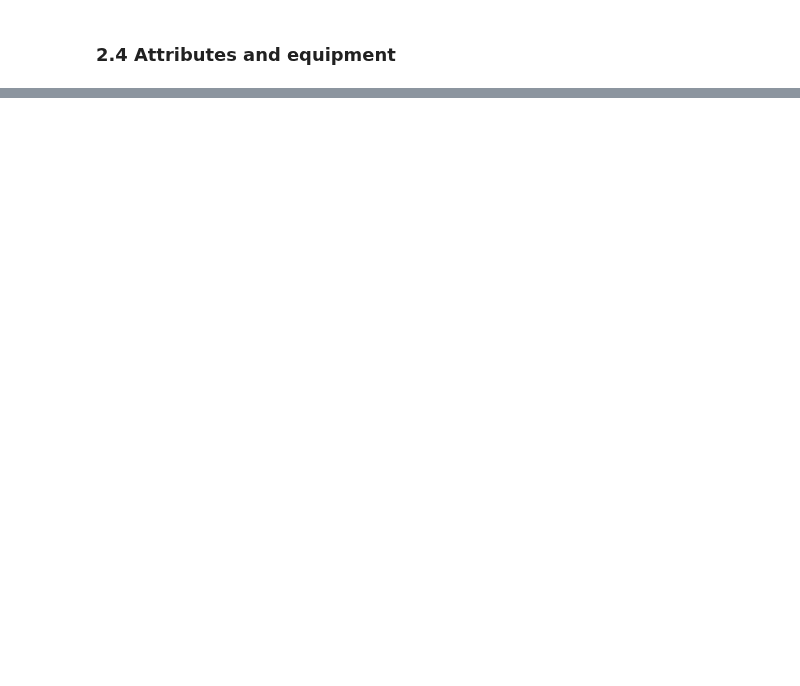
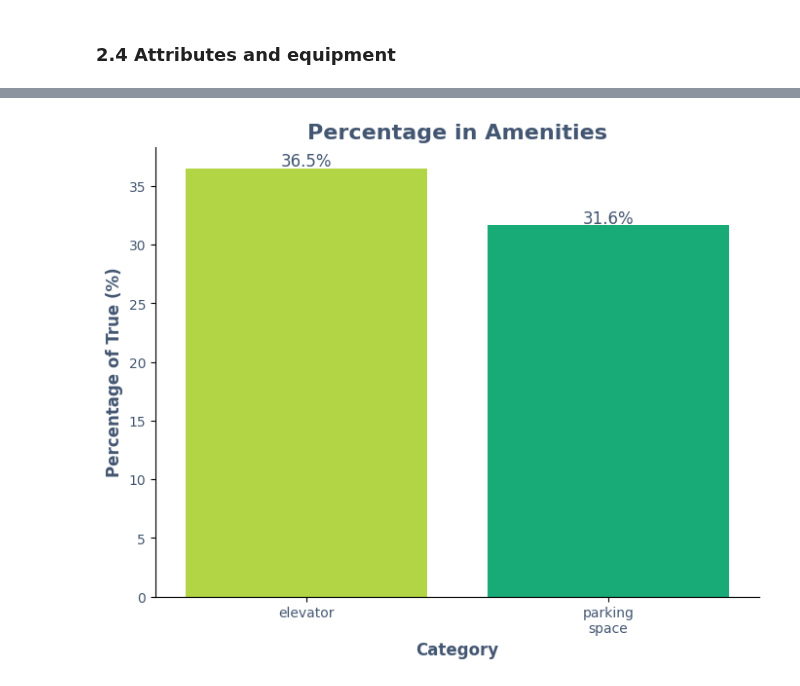
Before and after one commit to Luk-kar/Home-Market-Harvester, a Jupyter notebook: notebooks/003_EDA.ipynb, the cells around one changed output, grey strips where cells are left out. Saved outputs shown, nothing was run; the diff lists cells and outputs as text; code cells hidden in the pictures; blank space fills up the shorter version.

```diff
--- a/notebooks/003_EDA.ipynb
+++ b/notebooks/003_EDA.ipynb
@@ -1053,0 +1313,72 @@ dtype: object
+# %%
+def show_categorical_data_percentage_distribution(df: pd.DataFrame, main_category: str):
+    # Check if the DataFrame contains the main category
+    if main_category not in df.columns.get_level_values(0):
+        raise KeyError(f"Main category '{main_category}' not found in DataFrame.")
+
+    # Extract subcategories for the given main category
+    subcategories = [col for col in df.columns if col[0] == main_category]
+
+    # Calculate percentage of True values for each subcategory
+    percentages = {}
+    for subcat in subcategories:
+        percentages[subcat[1]] = (df[subcat].sum() / len(df)) * 100
+
+    # Convert to Series for plotting
+    category_percentage = pd.Series(percentages)
+
+    # Sort by percentage, 'no_information' should be last
+    category_percentage = category_percentage.sort_values(ascending=False)
+    if 'no_information' in category_percentage.index:
+        category_percentage = move_index_to_last(category_percentage, 'no_information')
+
+    # Create a bar plot
+    if category_percentage.index.__len__() >= 5:
+        plot_size = aesthetics_plots["figsize"]["multiplot"]
+    else:
+        plot_size = aesthetics_plots["figsize"]["singleplot"]
+
+    fig, ax = plt.subplots(figsize=plot_size)
+
+    # Set the palette
+    length = len(category_percentage.index)
+    if (length - 5) <= 0:
+        adjusted_length = 1
+    else:
+        adjusted_length = length - 5
+    my_palette = ['#bfed2d'] + ['#00c37f'] + ["#007e90"]*2 + ['#51006f']*adjusted_length
+
+    if 'no_information' in category_percentage.index:
+        my_palette = my_palette[:max(1, length - 1)] + ['#b3b3b3']
+
+    more_readable_index = []
+    for _index in category_percentage.index:
+        more_readable_index.append(_index.replace('_', '\n'))
+
+    category_percentage.index = more_readable_index
+
+    sns.barplot(x=category_percentage.index, y=category_percentage.values, ax=ax, palette=my_palette)
+
+    # Add labels to the plot
+    title = "Percentage in " + main_category.replace('_', ' ').title()
+    plt.title(title, color=aesthetics_plots['label_color'], fontsize=aesthetics_plots['title_size'], weight=aesthetics_plots['fontweight'])
+    plt.xlabel('Category', color=aesthetics_plots['label_color'], fontsize=aesthetics_plots['y_and_x_label_size'], weight=aesthetics_plots['fontweight'])
+    plt.ylabel('Percentage of True (%)', color=aesthetics_plots['label_color'], fontsize=aesthetics_plots['y_and_x_label_size'], weight=aesthetics_plots['fontweight'])
+
+    plt.xticks(color=aesthetics_plots['label_color'])
+    plt.yticks(color=aesthetics_plots['label_color'])
+
+    sns.despine(right=True, top=True)
+
+    # Add percentage labels on the bars
+    for p in ax.patches:
+        ax.annotate(f"{p.get_height():.1f}%", (p.get_x() + p.get_width() / 2., p.get_height()),
+                    ha='center', va='center', fontsize=12, color=aesthetics_plots['label_color'], xytext=(0, 5),
+                    textcoords='offset points')
+
+    # Display the plot
+    plt.show()
+
+show_categorical_data_percentage_distribution(combined_df, 'amenities')
+# %% [output]
+[figure, added]
```
Also changed, not shown: parts of 22 cells of this notebook, 3 other files.
